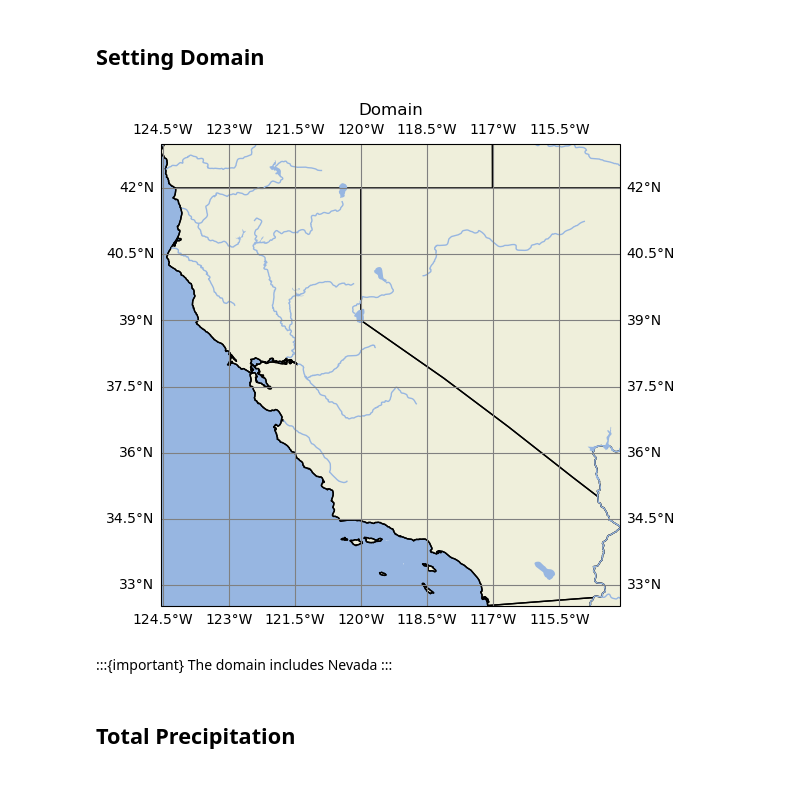
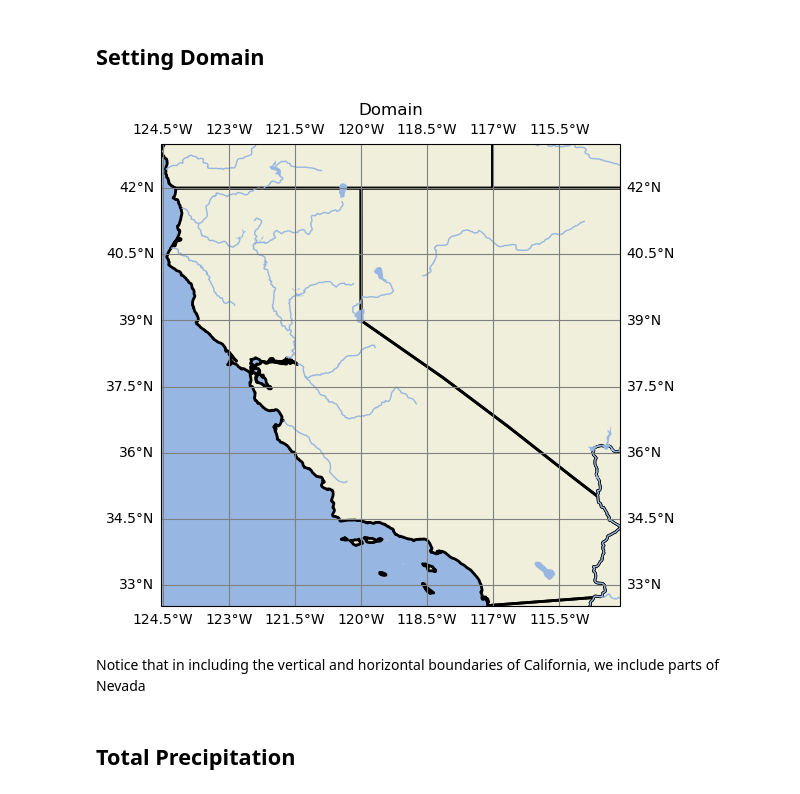
Before and after one commit to DAES433533/dataframeofmind, a Jupyter notebook: notebooks/precip.ipynb, the cells around one changed output. Cells and saved outputs as stored; diff of their text form; code cells hidden in the pictures.

```diff
--- a/notebooks/precip.ipynb
+++ b/notebooks/precip.ipynb
@@ -79,31 +73,29 @@ if lon2 < 0:
 # %%
 # Create a figure and axis with a specific projection
 fig = plt.figure(figsize = (12,6))
 ax = plt.axes(projection=ccrs.PlateCarree())
 
 # Add features to the map
 ax.add_feature(cfeature.LAND)
 ax.add_feature(cfeature.OCEAN)
 ax.add_feature(cfeature.COASTLINE)
-ax.add_feature(cfeature.STATES)
+ax.add_feature(cfeature.STATES, linewidth = 2)
 ax.add_feature(cfeature.RIVERS)
 ax.add_feature(cfeature.LAKES)
 
 # Set the extent of the map to the region of interest
 ax.set_extent([lon1, lon2, lat1, lat2], crs=ccrs.PlateCarree())
 
 # Add gridlines for latitude and longitude
 ax.gridlines(draw_labels=True, color='gray')
 
 # Add a title
 plt.title('Domain')
 plt.show()
 # %% [output]
-[figure, old version]
+[figure, new version]
-# %% [markdown]
-:::{important}
-The domain includes Nevada
-:::
+# %% [markdown]
+Notice that in including the vertical and horizontal boundaries of California, we include parts of Nevada
 # %% [markdown]
 ## Total Precipitation
 # %%
```
Also changed, not shown: parts of 13 cells of this notebook, 7 other files.
